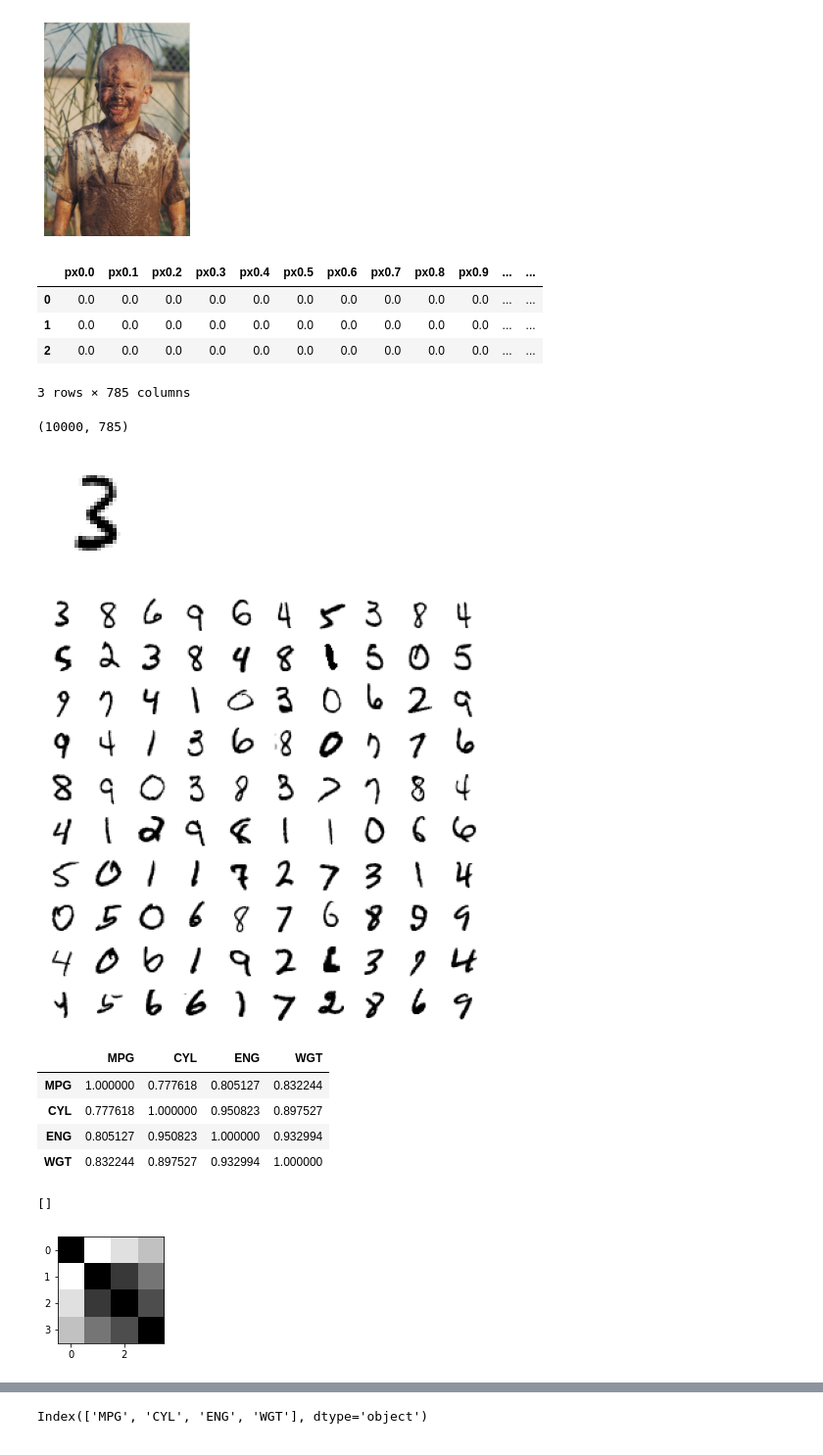
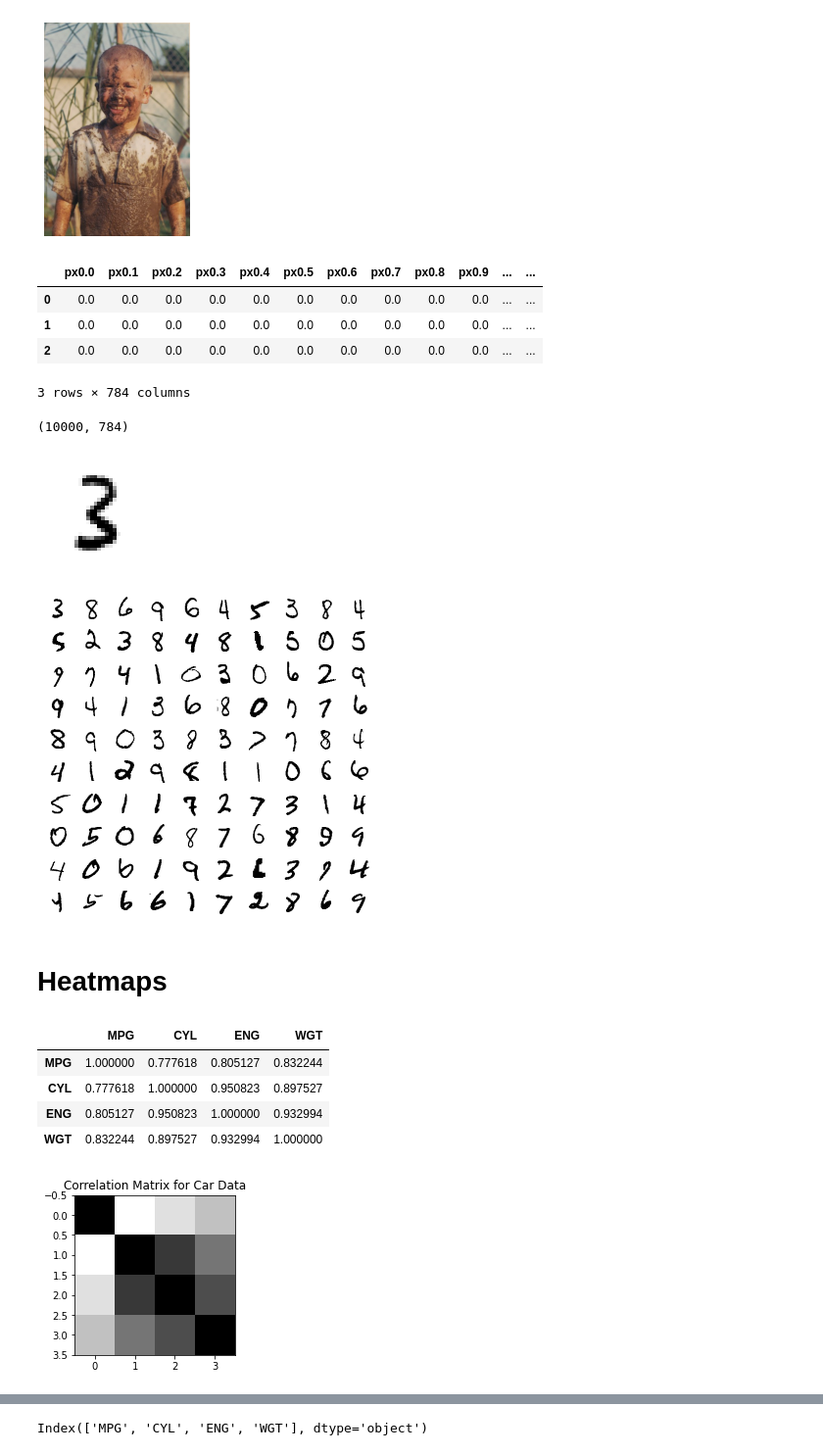
Before and after one commit to jpnski/msds593, a Jupyter notebook: labs/lab-8-27.ipynb, the cells around one changed output, grey strips where cells are left out. Shown at 98% size. Cells and saved outputs as stored; diff of their text form; code cells hidden in the pictures.

```diff
--- a/labs/lab-8-27.ipynb
+++ b/labs/lab-8-27.ipynb
@@ -162,15 +187,15 @@ digits = pd.read_csv('https://mlbook.explained.ai/data/mnist-10k-sample.csv.zip'
 true = digits['digit']
 
 images = digits.drop('digit', axis=1)
-digits.head(3)
+images.head(3)
 # %% [output]
 |  | px0.0 | px0.1 | px0.2 | px0.3 | px0.4 | px0.5 | px0.6 | px0.7 | px0.8 | px0.9 | ... | ... |
 | 0 | 0.0 | 0.0 | 0.0 | 0.0 | 0.0 | 0.0 | 0.0 | 0.0 | 0.0 | 0.0 | ... | ... |
 | 1 | 0.0 | 0.0 | 0.0 | 0.0 | 0.0 | 0.0 | 0.0 | 0.0 | 0.0 | 0.0 | ... | ... |
 | 2 | 0.0 | 0.0 | 0.0 | 0.0 | 0.0 | 0.0 | 0.0 | 0.0 | 0.0 | 0.0 | ... | ... |
-3 rows × 785 columns
+3 rows × 784 columns
 # %%
-digits.shape
+images.shape
 # %% [output]
-(10000, 785)
+(10000, 784)
 # %%
@@ -185,7 +210,7 @@ plt.show()
 [figure]
 # %%
 #fig, axes = plt.subplots(nrows=2, ncols=10, figsize=(8, 1.6))
-fig, axes = plt.subplots(10, 10, figsize=(8,8)) #can adjust figsize to display more data in output
+fig, axes = plt.subplots(10, 10, figsize=(6,6))
 
 for i, ax in enumerate(axes.flatten()):
     img = images.iloc[i].values
@@ -195,5 +220,7 @@ for i, ax in enumerate(axes.flatten()):
     ax.imshow(img_28x28, cmap='binary')
 plt.show()
 # %% [output]
-[figure, old version]
+[figure, new version]
+# %% [markdown]
+# Heatmaps
 # %%
@@ -206,9 +233,10 @@ c
 | ENG | 0.805127 | 0.950823 | 1.000000 | 0.932994 |
 | WGT | 0.832244 | 0.897527 | 0.932994 | 1.000000 |
 # %%
-fig, ax = plt.subplots(figsize=(3,2))
+fig, ax = plt.subplots(figsize=(3,3))
 ax.imshow(c, cmap='binary')
-plt.plot()
+
+ax.set_title('Correlation Matrix for Car Data')
+plt.show()
 # %% [output]
-[]
-[figure, old version]
+[figure, new version]
```
Also changed, not shown: parts of 20 cells of this notebook.
